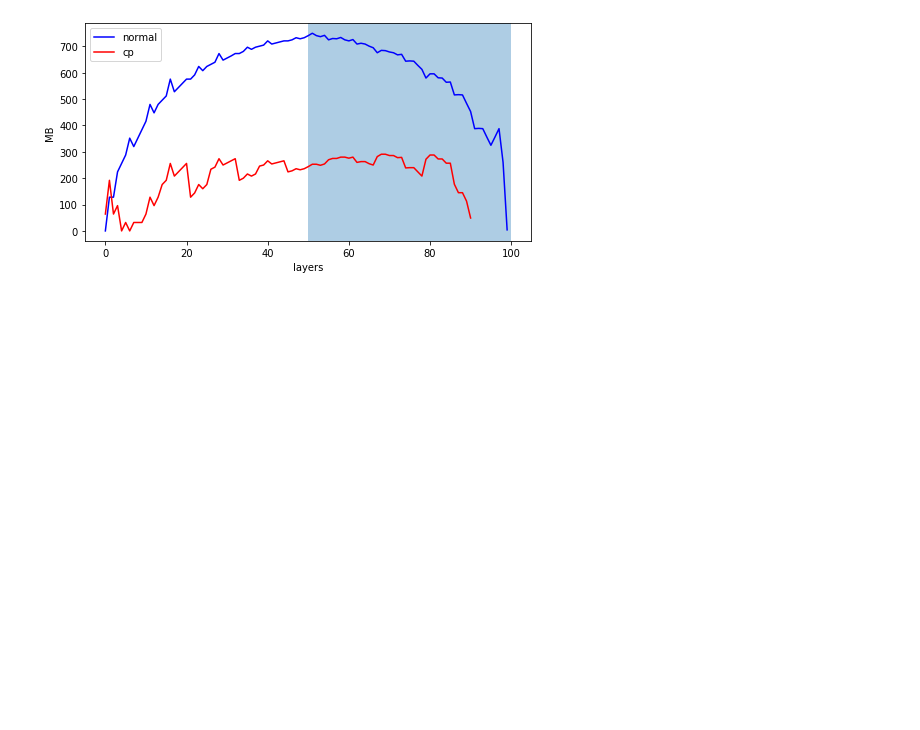
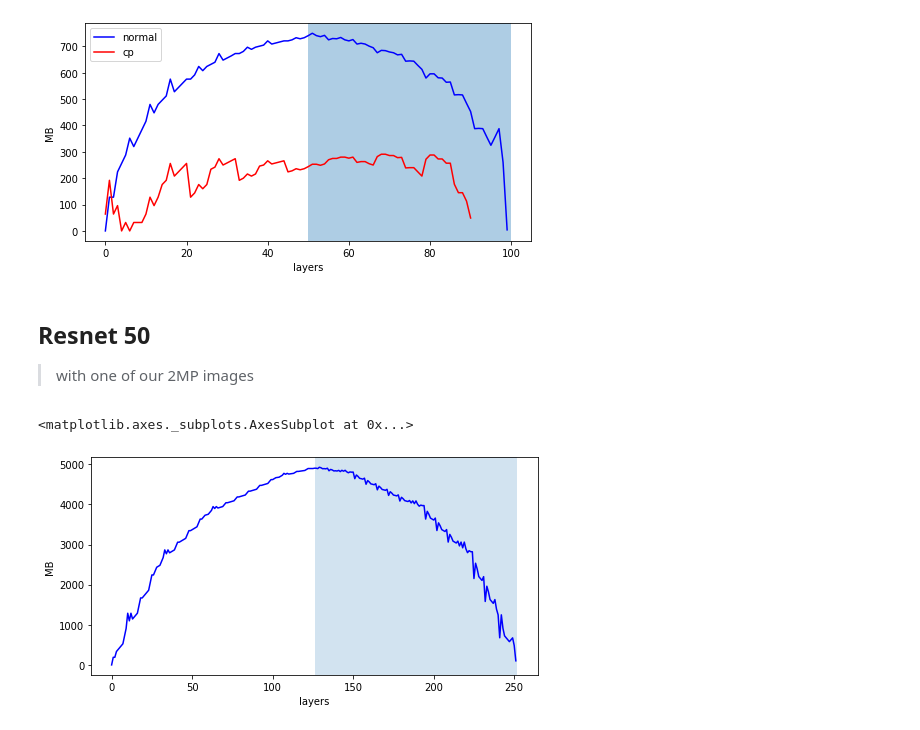
Before and after one commit to tcapelle/resnet_checkpoints, a Jupyter notebook: 00_core.ipynb, the cells around one changed output. Drawn from its saved outputs; the diff is of its cells as text; code cells hidden in the pictures; blank space fills up the shorter version.

Commit message:
resnet50

```diff
--- a/00_core.ipynb
+++ b/00_core.ipynb
@@ -233,3 +233,11 @@ ax.legend(['normal', 'cp'])
 # %% [output]
 <matplotlib.legend.Legend at 0x...>
 [figure]
+# %% [markdown]
+## Resnet 50
+> with one of our 2MP images
+# %%
+profile_memory(resnet50().cuda(), torch.rand(1, 3, 2048, 1524).cuda())
+# %% [output]
+<matplotlib.axes._subplots.AxesSubplot at 0x...>
+[figure, added]
```
Also changed, not shown: parts of 2 cells of this notebook.
